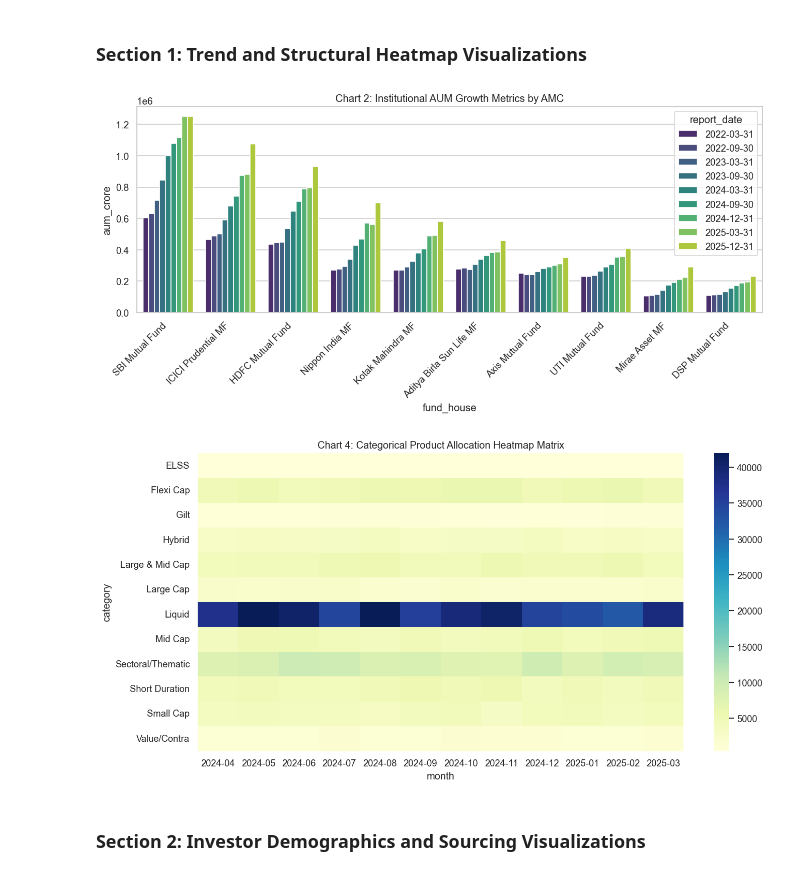
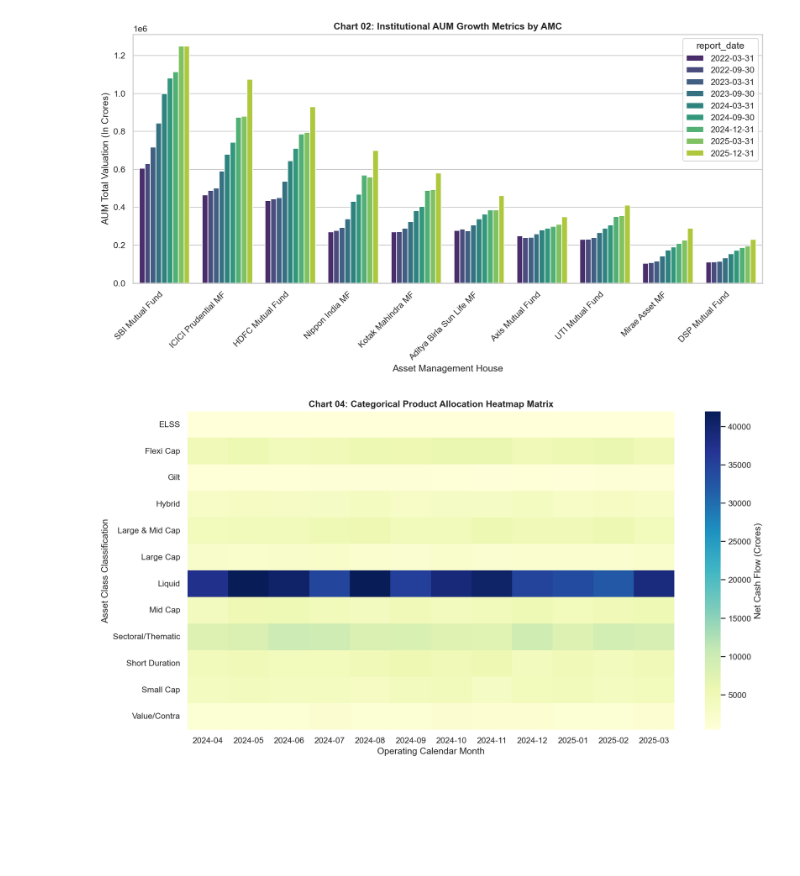
Before and after one commit to Harshavardhan2381/bluestock_mf, a Jupyter notebook: notebooks/03_eda_analysis.ipynb, the cells around one changed output. Cells and saved outputs as stored; diff of their text form; code cells hidden in the pictures; blank space fills up the shorter version.

Commit message:
Day 3: EDA analysis completed with 16 charts

```diff
--- a/notebooks/03_eda_analysis.ipynb
+++ b/notebooks/03_eda_analysis.ipynb
@@ -11,10 +12,11 @@ import seaborn as sns
 import plotly.express as px
 
 sns.set_theme(style='whitegrid')
-plt.rcParams['figure.dpi'] = 120
-plt.rcParams['figure.figsize'] = [11, 5.5]
+plt.rcParams['figure.dpi'] = 150
+plt.rcParams['figure.figsize'] = [12, 6.5]
+plt.rcParams['savefig.bbox'] = 'tight'
+plt.rcParams['font.size'] = 10
 
-# Robust project root path resolution for both interactive and headless nbconvert runs
 cwd = Path.cwd()
 PROJECT_ROOT = cwd.parent if cwd.name == 'notebooks' else cwd
 DB_PATH = PROJECT_ROOT / 'data' / 'db' / 'bluestock_mf.db'
@@ -24,7 +26,6 @@ REPORTS_CHARTS_DIR.mkdir(parents=True, exist_ok=True)
 
 assert DB_PATH.exists(), f'SQLite DB not found at {DB_PATH}. Run Day 2 first.'
 conn = sqlite3.connect(str(DB_PATH))
-print('Connected successfully to SQLite DB:', DB_PATH)
 
 def read_fact(table_name: str) -> pd.DataFrame:
     return pd.read_sql_query(f'SELECT * FROM {table_name}', conn)
@@ -34,18 +35,13 @@ fact_aum = read_fact('fact_aum')
 fact_sip_inflows = read_fact('fact_sip_inflows')
 fact_transactions = read_fact('fact_transactions')
 fact_performance = read_fact('fact_performance')
+dim_fund = read_fact('dim_fund')
 
 clean_category_inflows = pd.read_csv(PROCESSED_DIR / 'clean_category_inflows.csv')
 clean_holdings = pd.read_csv(PROCESSED_DIR / 'clean_holdings.csv')
 clean_folio_count = pd.read_csv(PROCESSED_DIR / 'clean_folio_count.csv')
 
-# Synchronize column aliases between amfi_code and scheme_code to handle schema gaps
-for df in [fact_nav, fact_performance, fact_transactions, clean_holdings]:
-    if 'scheme_code' in df.columns:
-        df['amfi_code'] = df['scheme_code']
-
+print('Connected DB:', DB_PATH)
 print('fact_nav columns:', list(fact_nav.columns))
-print('fact_aum columns:', list(fact_aum.columns))
-print('fact_transactions columns:', list(fact_transactions.columns))
-print('fact_performance columns:', list(fact_performance.columns))
+print('dim_fund columns:', list(dim_fund.columns))
 # %% [output]
@@ -57,38 +51,56 @@ fact_performance columns: ['scheme_code', 'return_1yr_pct', 'return_3yr_pct', 'r
-# %% [markdown]
-### Section 1: Trend and Structural Heatmap Visualizations
 # %%
+# Chart 01: Normalized NAV Trend
 sampled_codes = [119551, 120503, 118632, 119092, 120841]
-nav_id_col = 'scheme_code' if 'scheme_code' in fact_nav.columns else ('amfi_code' if 'amfi_code' in fact_nav.columns else None)
-assert nav_id_col is not None, f"fact_nav must have an identifier column like 'scheme_code' or 'amfi_code'. Got: {list(fact_nav.columns)}"
-df_nav_slice = fact_nav[fact_nav[nav_id_col].isin(sampled_codes)]
+nav_id_col = 'scheme_code' if 'scheme_code' in fact_nav.columns else 'amfi_code'
+df_nav_slice = fact_nav[fact_nav[nav_id_col].isin(sampled_codes)].copy()
+df_nav_slice['date'] = pd.to_datetime(df_nav_slice['date'])
+df_nav_slice = df_nav_slice.sort_values(['scheme_code', 'date'])
+df_nav_slice['normalized_nav'] = (
+    df_nav_slice.groupby('scheme_code')['nav']
+    .transform(lambda x: x / x.iloc[0] * 100)
+)
 
-fig_nav = px.line(df_nav_slice, x='date', y='nav', color=nav_id_col, title='Chart 1: NAV Trajectory Performance')
-fig_nav.write_image(str(REPORTS_CHARTS_DIR / 'nav_trend.png'))
+fig_nav = px.line(df_nav_slice, x='date', y='normalized_nav', color='scheme_code',
+                 title='Chart 01: Normalized NAV Trajectory (Rebased to 100)')
+fig_nav.update_layout(xaxis_title='Date', yaxis_title='Normalized NAV (Base=100)')
+fig_nav.write_image(str(REPORTS_CHARTS_DIR / 'nav_trend.png'), width=1920, height=1080, scale=2)
 fig_nav.show()
 
+# Chart 02: AUM growth
 plt.figure()
-aum_hue = 'report_date' if 'report_date' in fact_aum.columns else ('date' if 'date' in fact_aum.columns else None)
-aum_hue = aum_hue if aum_hue else None
+aum_hue = 'report_date' if 'report_date' in fact_aum.columns else None
 sns.barplot(data=fact_aum, x='fund_house', y='aum_crore', hue=aum_hue, palette='viridis')
 plt.xticks(rotation=45, ha='right')
-plt.title('Chart 2: Institutional AUM Growth Metrics by AMC')
+plt.title('Chart 02: Institutional AUM Growth Metrics by AMC', fontweight='bold')
+plt.xlabel('Asset Management House')
+plt.ylabel('AUM Total Valuation (In Crores)')
 plt.tight_layout()
-plt.savefig(REPORTS_CHARTS_DIR / 'aum_growth.png')
+plt.savefig(REPORTS_CHARTS_DIR / 'aum_growth.png', dpi=300, bbox_inches='tight')
 plt.show()
 
-fig_sip = px.line(fact_sip_inflows, x='month', y='sip_inflow_crore', title='Chart 3: Monthly SIP Inflow Trend')
-fig_sip.write_image(str(REPORTS_CHARTS_DIR / 'sip_trend.png'))
+# Chart 03: SIP trend + milestone annotation (₹31,002 Cr peak)
+sip_df = fact_sip_inflows.sort_values('month').copy()
+peak_idx = sip_df['sip_inflow_crore'].idxmax()
+peak_date = sip_df.loc[peak_idx, 'month']
+peak_value = sip_df.loc[peak_idx, 'sip_inflow_crore']
+fig_sip = px.line(sip_df, x='month', y='sip_inflow_crore', title='Chart 03: Monthly SIP Inflow Trend',
+                  markers=True)
+fig_sip.add_annotation(x=peak_date, y=peak_value, text='₹31,002 Cr Peak', showarrow=True,
+                       arrowhead=2, bgcolor='yellow', ax=0, ay=-60)
+fig_sip.update_layout(xaxis_title='Operating Month', yaxis_title='Injected Capital (In Crores)')
+fig_sip.write_image(str(REPORTS_CHARTS_DIR / 'sip_trend.png'), width=1920, height=1080, scale=2)
 fig_sip.show()
 
+# Chart 04: Category heatmap
 pivot_inflow = clean_category_inflows.pivot(index='category', columns='month', values='net_inflow_crore')
-plt.figure(figsize=(12, 6))
-sns.heatmap(pivot_inflow, cmap='YlGnBu', annot=False)
-plt.title('Chart 4: Categorical Product Allocation Heatmap Matrix')
+plt.figure(figsize=(13, 6.8))
+sns.heatmap(pivot_inflow, cmap='YlGnBu', annot=False, cbar_kws={'label': 'Net Cash Flow (Crores)'})
+plt.title('Chart 04: Categorical Product Allocation Heatmap Matrix', fontweight='bold')
+plt.xlabel('Operating Calendar Month')
+plt.ylabel('Asset Class Classification')
 plt.tight_layout()
-plt.savefig(REPORTS_CHARTS_DIR / 'category_heatmap.png')
+plt.savefig(REPORTS_CHARTS_DIR / 'category_heatmap.png', dpi=300, bbox_inches='tight')
 plt.show()
 # %% [output]
-[figure, old version]
+[figure, new version]
-[figure, old version]
+[figure, new version]
-# %% [markdown]
-### Section 2: Investor Demographics and Sourcing Visualizations
```
Also changed, not shown: parts of 12 cells of this notebook, 18 other files.
